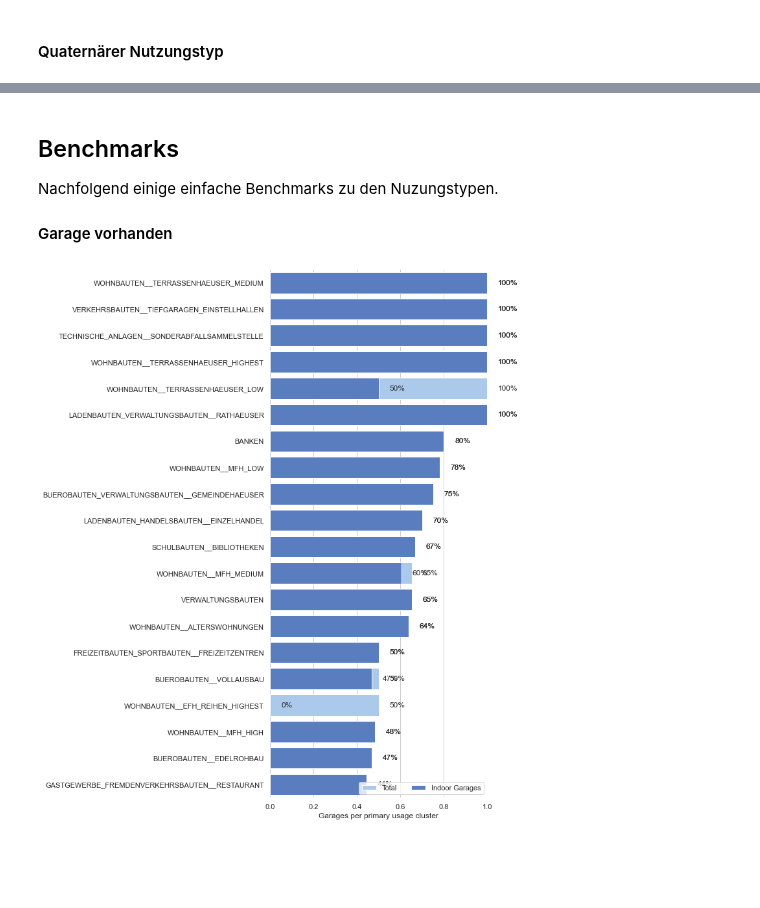
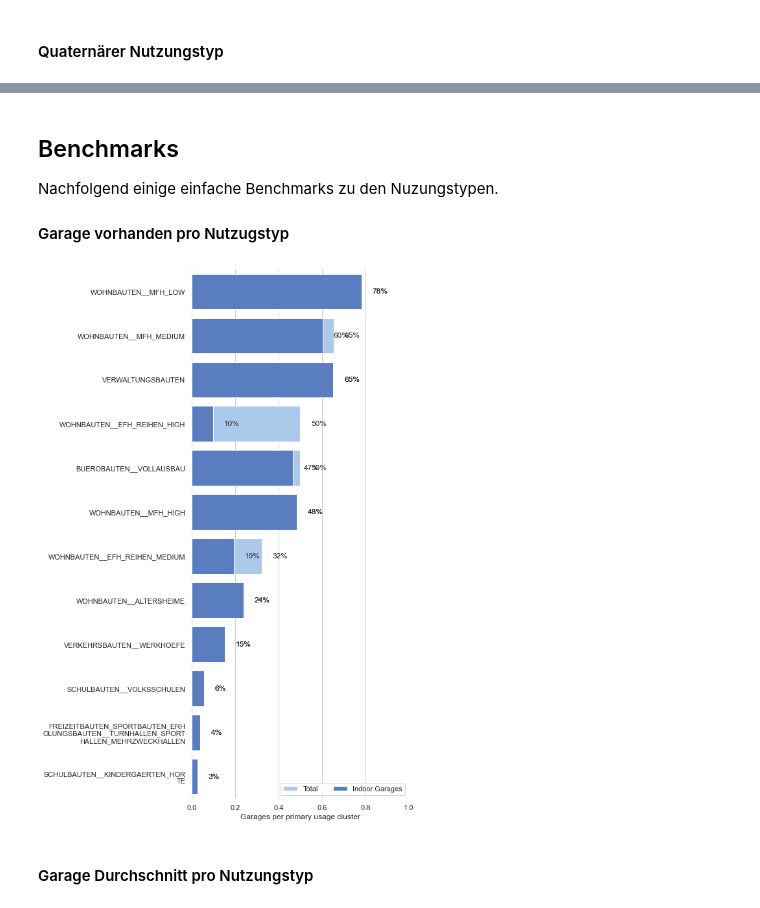
Before and after one commit to FHNW-RW/ip5-metriken-bauwesen, a Jupyter notebook: src/analysis/usage_analysis.ipynb, the cells around one changed output, grey strips where cells are left out. Cells and saved outputs as stored; diff of their text form; code cells hidden in the pictures; blank space fills up the shorter version.

Commit message:
Add function to drop group if less than x entries. Optimize barplot of garage per primary usage.

```diff
--- a/src/analysis/usage_analysis.ipynb
+++ b/src/analysis/usage_analysis.ipynb
@@ -125,47 +126,49 @@ Name: nom_quaternary_usage, dtype: float64
 ## Benchmarks
 Nachfolgend einige einfache Benchmarks zu den Nuzungstypen.
 
-#### Garage vorhanden
+#### Garage vorhanden pro Nutzugstyp
 # %%
 import src.analysis.usages_feature_engineering as fr_eng
 
-garages = fr_eng.garage_count(df)
+garages = fr_eng.garage_count_per_usage(df)
+garages = fr_eng.drop_lessthan(garages, 20)
 garages = garages[[im_usages.NOM_PRIMARY_USAGE, 'garages_total', 'indoor_garages_total']]
 garages = garages.drop_duplicates(im_usages.NOM_PRIMARY_USAGE)
 garages = garages.nlargest(20,'garages_total')
-
-# garages.head
 
 import seaborn as sns
 import matplotlib.pyplot as plt
 sns.set_theme(style="whitegrid")
 
 # Initialize the matplotlib figure
 f, ax = plt.subplots(figsize=(6, 15))
 
 # Plot the total garages
 sns.set_color_codes("pastel")
 sns.barplot(x="garages_total", y=im_usages.NOM_PRIMARY_USAGE, data=garages,
             label="Total", color="b")
 
 # Plot the garages (total and indoor)
 sns.set_color_codes("muted")
 sns.barplot(x="indoor_garages_total", y=im_usages.NOM_PRIMARY_USAGE, data=garages,
             label="Indoor Garages", color="b")
 
 # Add a legend and informative axis label
 ax.legend(ncol=2, loc="lower right", frameon=True)
 ax.set(xlim=(0, 1), ylabel="",
        xlabel="Garages per primary usage cluster")
 sns.despine(left=True, bottom=True)
+ax.set_yticklabels([textwrap.fill(e, 30) for e in garages[im_usages.NOM_PRIMARY_USAGE]])
 
 # add axis value labels, formatted as percentage
 for p in ax.patches:
     width = p.get_width()
     ax.text(width + 0.05,
             p.get_y() + p.get_height() / 2,
             '{:.0%}'.format(width),
             ha = 'left',
             va = 'center')
 # %% [output]
-[figure, old version]
+[figure, new version]
+# %% [markdown]
+#### Garage Durchschnitt pro Nutzungstyp
```
Also changed, not shown: parts of 5 cells of this notebook, 3 other files.
